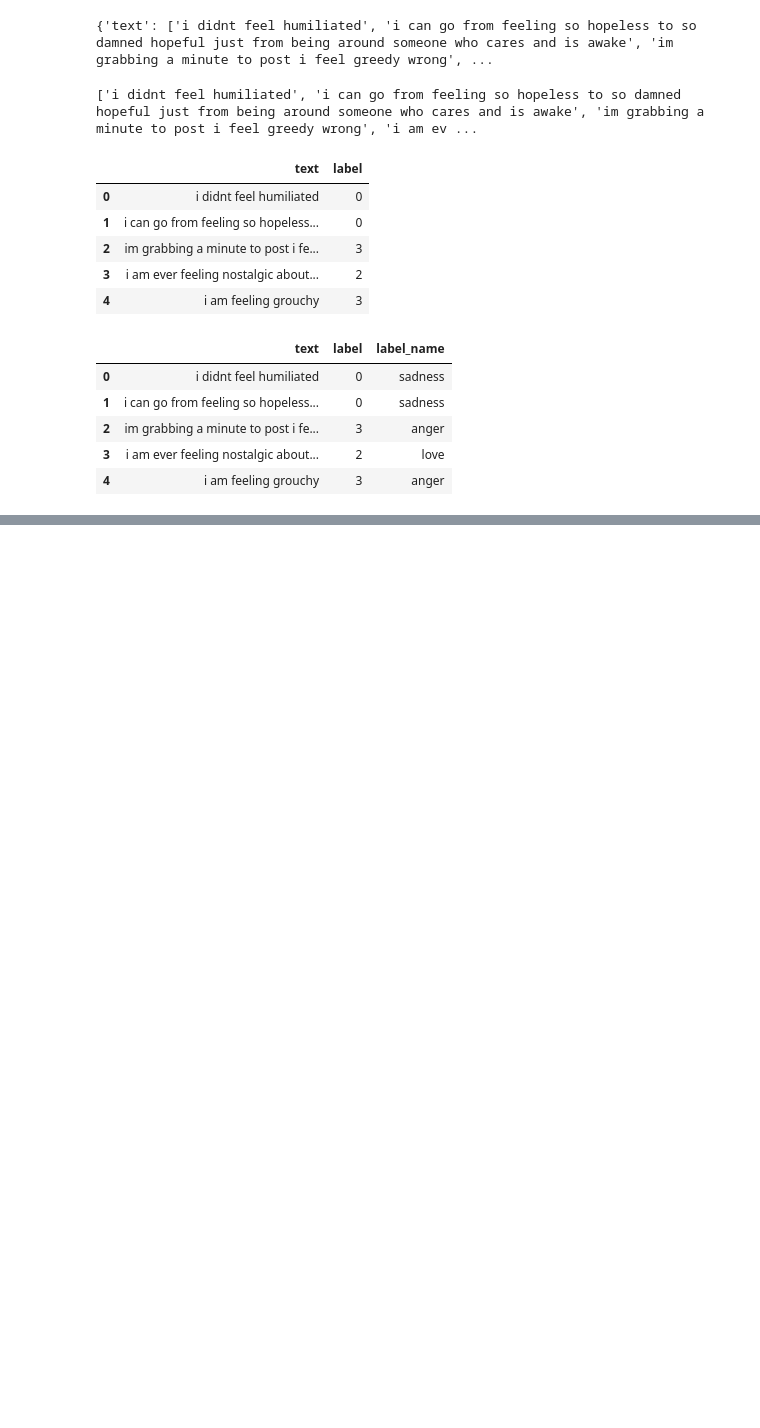
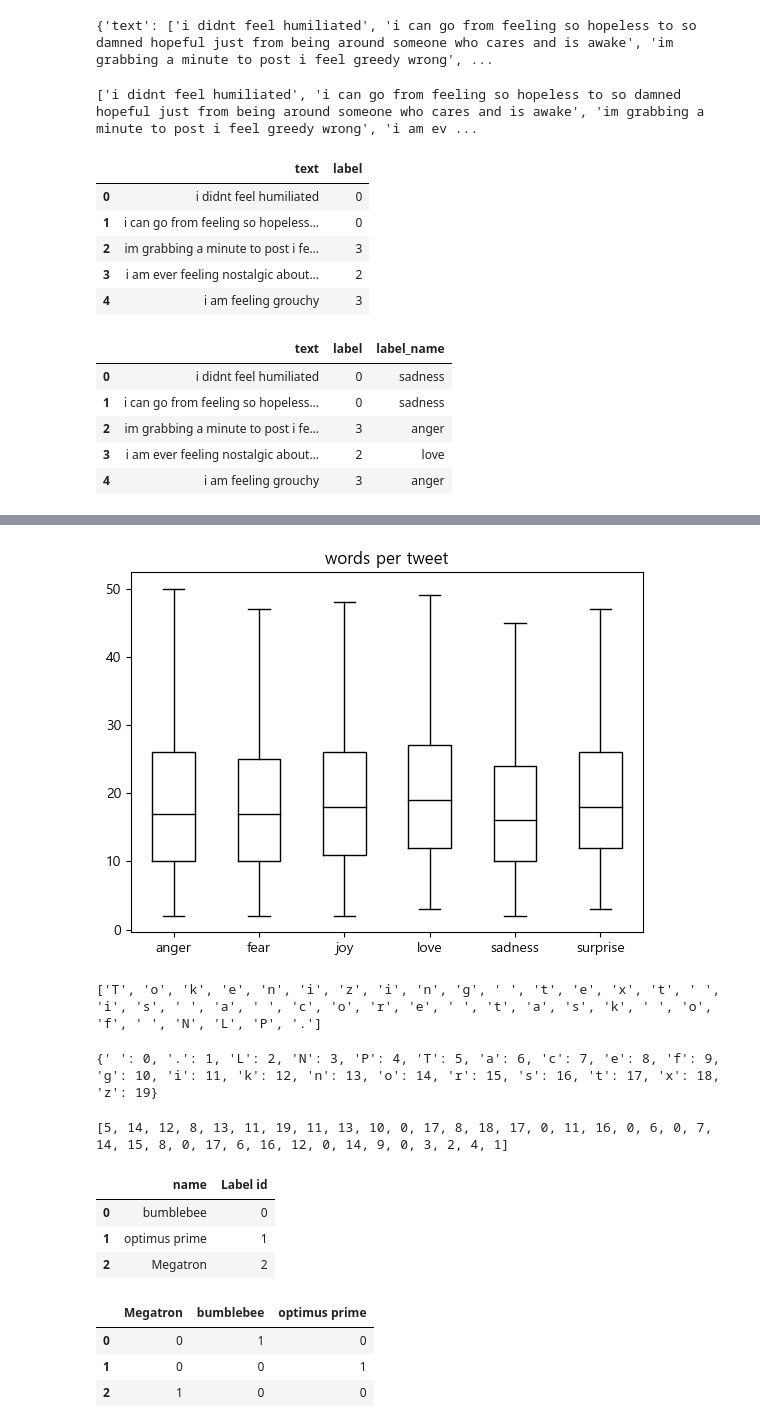
Before and after one commit to zknight666/bit_study, a Jupyter notebook: transformers_test/02_text_classificaiton_emotion.ipynb, the cells around one changed output, grey strips where cells are left out. Drawn from its saved outputs; the diff is of its cells as text; code cells hidden in the pictures; blank space fills up the shorter version.

```diff
--- a/transformers_test/02_text_classificaiton_emotion.ipynb
+++ b/transformers_test/02_text_classificaiton_emotion.ipynb
@@ -99,0 +109,8 @@ df.head()
+# %%
+df["words per tweet"] = df["text"].str.split().apply(len)
+df.boxplot("words per tweet", by="label_name",grid=False,showfliers=False,color="black")
+plt.suptitle("")
+plt.xlabel("")
+plt.show()
+# %% [output]
+[figure, added]
@@ -99,0 +128,55 @@ df.head()
+# %%
+# 1) 문자 토큰화
+# 각 문자별로 토큰화 시킴
+
+text = "Tokenizing text is a core task of NLP."
+tokenized_text = list(text)
+print(tokenized_text)
+
+#['T', 'o', 'k', 'e', 'n', 'i', 'z', 'i', 'n', 'g', ' ', 't', 'e', 'x', 't', ' ', 'i', 's', ' ', 'a', ' ', 'c', 'o', 'r', 'e', ' ', 't', 'a', 's', 'k', ' ', 'o', 'f', ' ', 'N', 'L', 'P']
+# %% [output]
+['T', 'o', 'k', 'e', 'n', 'i', 'z', 'i', 'n', 'g', ' ', 't', 'e', 'x', 't', ' ', 'i', 's', ' ', 'a', ' ', 'c', 'o', 'r', 'e', ' ', 't', 'a', 's', 'k', ' ', 'o', 'f', ' ', 'N', 'L', 'P', '.']
+# %%
+token2idx = {ch:idx for idx, ch in enumerate(sorted(set(tokenized_text)))}
+print(token2idx)
+
+# 0부터 enumerate 총 개수 18
+# key:value for item in iterable} 구조 = 딕셔너리 내포 구조
+#  키: 값 for 키, 값 in 딕셔너리
+# %% [output]
+{' ': 0, '.': 1, 'L': 2, 'N': 3, 'P': 4, 'T': 5, 'a': 6, 'c': 7, 'e': 8, 'f': 9, 'g': 10, 'i': 11, 'k': 12, 'n': 13, 'o': 14, 'r': 15, 's': 16, 't': 17, 'x': 18, 'z': 19}
+# %%
+input_ids = [token2idx[token] for token in tokenized_text]
+# 리스트 명 = [표현식 for 변수 in 반복 가능한 대상 if 조건문]    = 리스트 내포(list comprehension) 구조
+# token을 token2idx[token]으로 변환하는 식임
+print(input_ids)
+
+# 리스트 내포(list comprehension) 사용
+# 리스트 명 = [표현식 for 변수 in 반복 가능한 대상 if 조건문]
+# %% [output]
+[5, 14, 12, 8, 13, 11, 19, 11, 13, 10, 0, 17, 8, 18, 17, 0, 11, 16, 0, 6, 0, 7, 14, 15, 8, 0, 17, 6, 16, 12, 0, 14, 9, 0, 3, 2, 4, 1]
+# %%
+# 원 핫 예시 코드임
+
+
+# input_ids -> 원핫 벡터 2d 텐서 변환 (순서형, 명목형 데이터를 인코딩하기 위해 자주 사용됨)
+categorical_df=pd.DataFrame(
+    {"name": ["bumblebee","optimus prime","Megatron"], "Label id":[0,1,2]}
+)
+# df 안의 name 컬럼의 3가지 data를 각각 0,1,2 label id로 구분지음
+# 별로 안좋음 새 열을 만들어서 2차원으로 하는게 더 좋음
+categorical_df
+# %% [output]
+|  | name | Label id |
+| 0 | bumblebee | 0 |
+| 1 | optimus prime | 1 |
+| 2 | Megatron | 2 |
+# %%
+pd.get_dummies(categorical_df["name"])
+# 이게 원핫 벡터임
+# 0,1로 구분지음
+# %% [output]
+|  | Megatron | bumblebee | optimus prime |
+| 0 | 0 | 1 | 0 |
+| 1 | 0 | 0 | 1 |
+| 2 | 1 | 0 | 0 |
```
Also changed, not shown: parts of 8 cells of this notebook.
